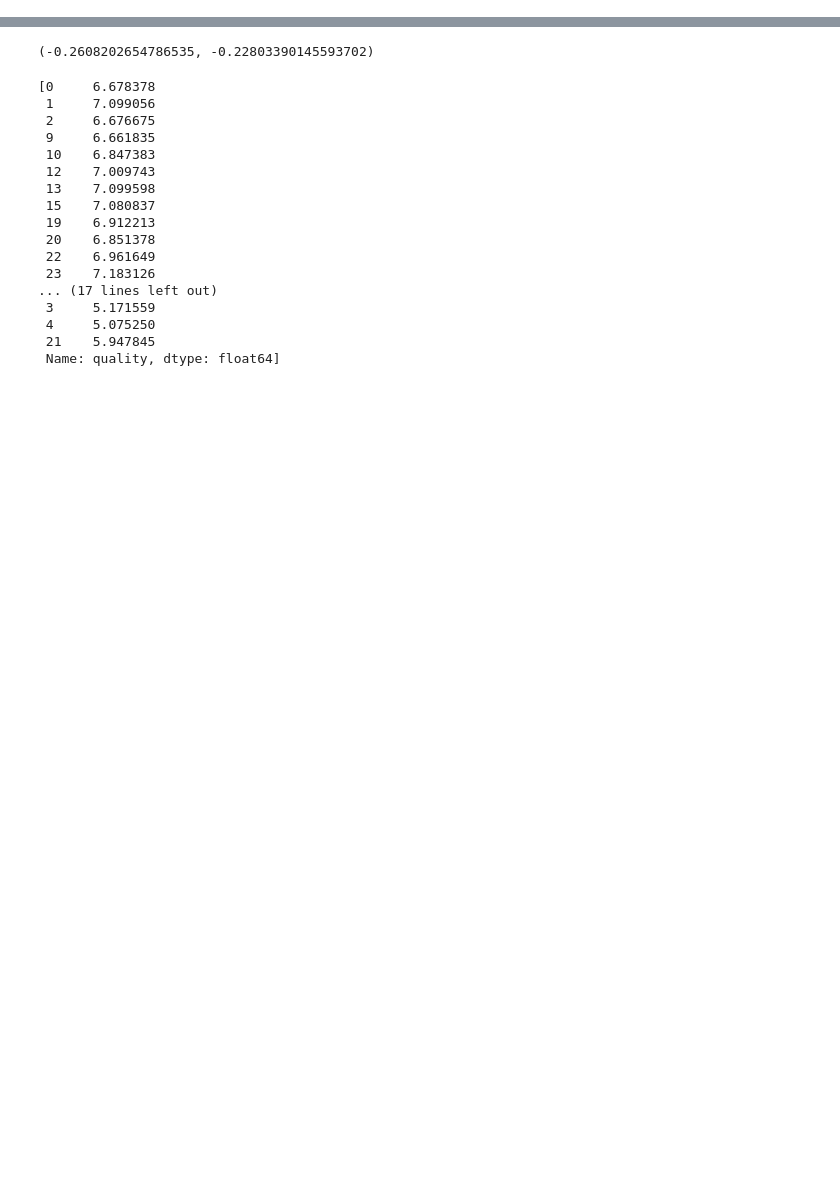
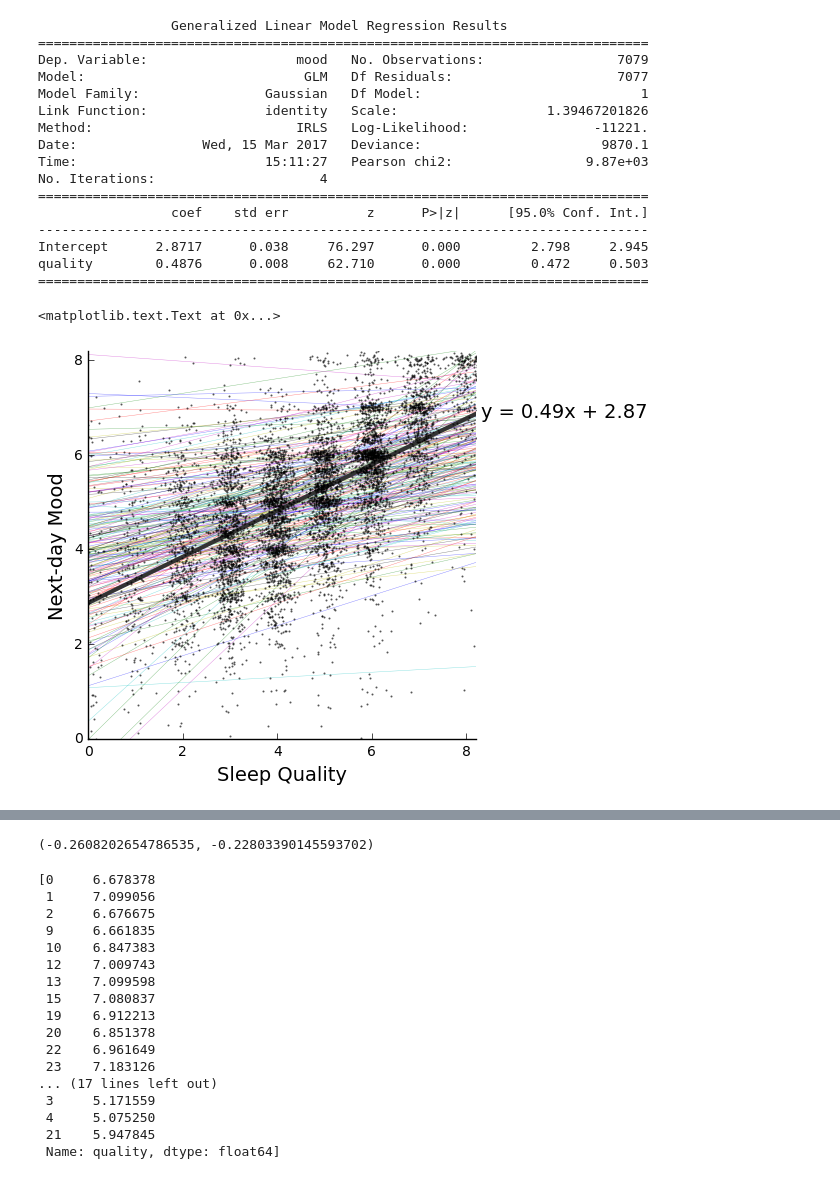
Before and after one commit to striantafillou/causality, a Jupyter notebook: mixed_effects.ipynb, the cells around one changed output, grey strips where cells are left out. Saved outputs shown, nothing was run; the diff lists cells and outputs as text; code cells hidden in the pictures; blank space fills up the shorter version.

```diff
--- a/mixed_effects.ipynb
+++ b/mixed_effects.ipynb
@@ -69,20 +103,55 @@ plt.ylim([0,8])
 # %%
 # global + personal
 
 md = smf.glm('mood ~ quality', data_all)
 mdf = md.fit()
 print mdf.summary()
 
 plt.figure(figsize=[5,5])
 for iSubj in range(len(data)):
-    plt.plot([0,8], [betas_s2m[iSubj, 0],betas_s2m[iSubj,0]+betas_s2m[iSubj,1]*8], linewidth=.3, alpha=.5)
-plt.plot([0,8], [mdf.params[0],mdf.params[0]+mdf.params[1]*8], color=(.2,.2,.2), linewidth=3)
+    plt.plot([0,8.2], [betas_s2m[iSubj, 0],betas_s2m[iSubj,0]+betas_s2m[iSubj,1]*8.2], linewidth=.3, alpha=.5)
+plt.plot([0,8.2], [mdf.params[0],mdf.params[0]+mdf.params[1]*8.2], color=(.2,.2,.2), linewidth=3)
 plt.plot(data_all['quality']+0.2*np.random.randn(data_all.shape[0]),data_all['mood']+0.075*np.random.randn(data_all.shape[0]),'.',markersize=2,\
         color=(0,0,0),alpha=.5)
-plt.xlabel('Sleep Quality')
-plt.ylabel('Mood')
-plt.xlim([0,8])
-plt.ylim([0,8])
+plt.xlabel('Sleep Quality',fontsize=14)
+plt.ylabel('Next-day Mood',fontsize=14)
+plt.xlim([0,8.2])
+plt.ylim([0,8.2])
+
+ax = plt.gca()
+ax.spines['left'].set_position('zero')
+# turn off the right spine/ticks
+ax.spines['right'].set_color('none')
+ax.yaxis.tick_left()
+# set the y-spine
+ax.spines['bottom'].set_position('zero')
+# turn off the top spine/ticks
+ax.spines['top'].set_color('none')
+ax.xaxis.tick_bottom()
+
+plt.xticks(np.arange(0,9,2));
+plt.yticks(np.arange(0,9,2));
+
+plt.text(8.3,6.8,'y = {:.2}x + {:.3}'.format(mdf.params[1],mdf.params[0]),fontsize=14)
+# %% [output]
+                 Generalized Linear Model Regression Results
+==============================================================================
+Dep. Variable:                   mood   No. Observations:                 7079
+Model:                            GLM   Df Residuals:                     7077
+Model Family:                Gaussian   Df Model:                            1
+Link Function:               identity   Scale:                   1.39467201826
+Method:                          IRLS   Log-Likelihood:                -11221.
+Date:                Wed, 15 Mar 2017   Deviance:                       9870.1
+Time:                        15:11:27   Pearson chi2:                 9.87e+03
+No. Iterations:                     4
+==============================================================================
+                 coef    std err          z      P>|z|      [95.0% Conf. Int.]
+------------------------------------------------------------------------------
+Intercept      2.8717      0.038     76.297      0.000         2.798     2.945
+quality        0.4876      0.008     62.710      0.000         0.472     0.503
+==============================================================================
+<matplotlib.text.Text at 0x...>
+[figure, added]
 # %%
 from psm_causal_effects import psm_causal_effects
 import matplotlib.pyplot as plt
```
Also changed, not shown: parts of 2 cells of this notebook, 9 other files.
